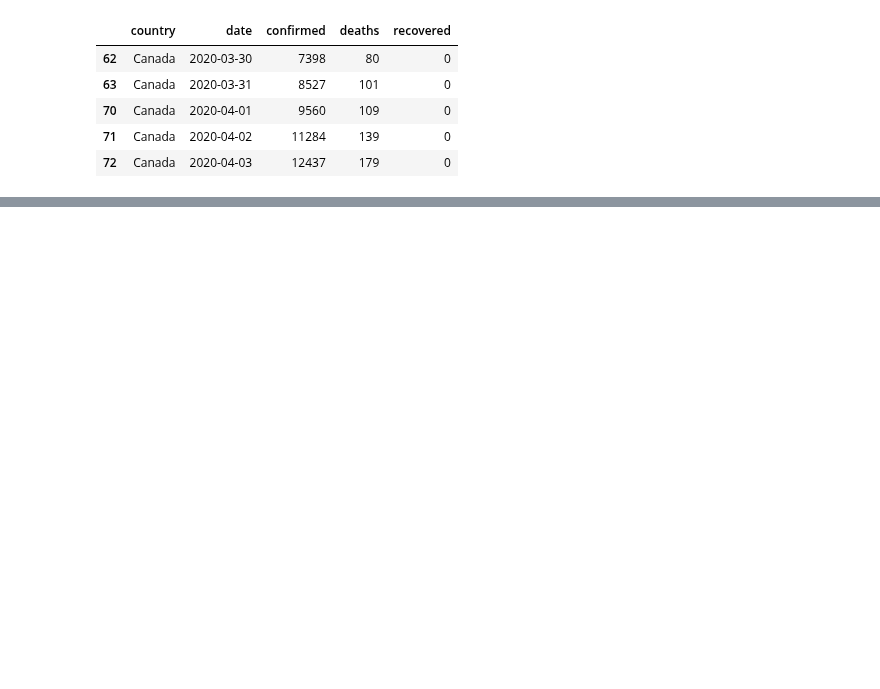
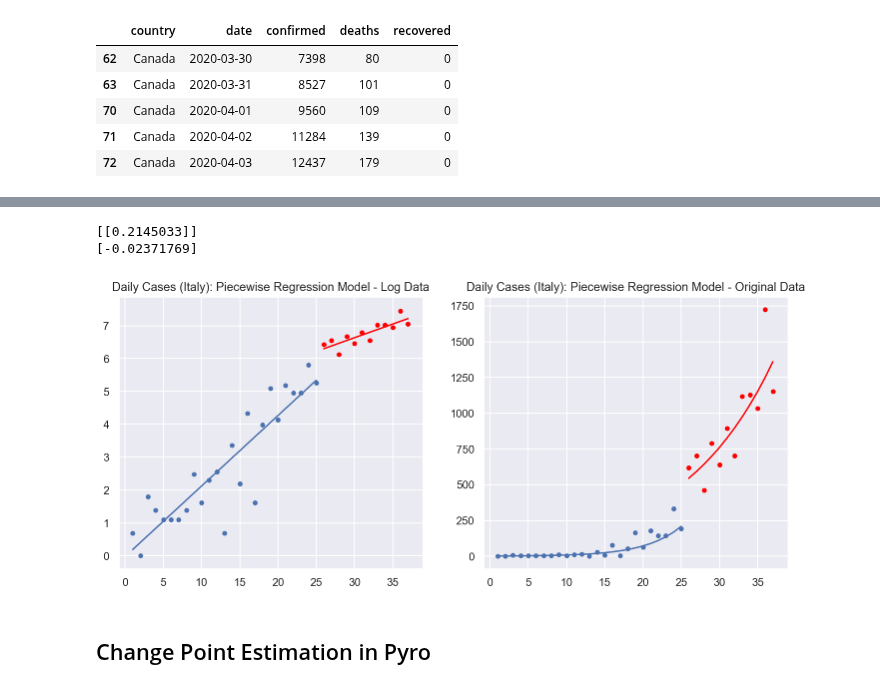
Before and after one commit to jramkiss/jramkiss.github.io, a Jupyter notebook: _posts/notebooks/covid19-changes.ipynb, the cells around one changed output, grey strips where cells are left out. Cells and saved outputs as stored; diff of their text form; code cells hidden in the pictures; blank space fills up the shorter version.

```diff
--- a/_posts/notebooks/covid19-changes.ipynb
+++ b/_posts/notebooks/covid19-changes.ipynb
@@ -153,0 +183,56 @@ sns.lineplot(x="date",
+# %%
+# regression data for canada
+cad_reg = cad.copy().drop(["country", "deaths", "recovered", "moving_avg"], axis = 1)
+
+cad_reg = cad_reg[cad_reg.date >= "2020-02-27"].reset_index()
+
+# we have no days with 0 confirmed cases after feb 27th
+# t in the model above
+cad_reg["days_since_start"] = np.arange(cad_reg.shape[0]) + 1
+# %%
+# variable for data to easily swap it out:
+
+reg_data = cad_reg.copy()
+# %%
+### POC for piecewise regression
+
+_date = 26
+# piece 1
+df = reg_data[reg_data.days_since_start < _date]
+x = np.array(df["days_since_start"]).reshape(-1, 1) # predictor is the day number, t
+y = np.log(np.array(df["daily_confirmed"]).reshape(-1, 1)) # response is the number of confirmed cases
+
+reg = LinearRegression()
+_ = reg.fit(x, y)
+print(reg.coef_)
+print(reg.intercept_)
+
+# piece 2
+df2 = reg_data[reg_data.days_since_start >= _date]
+x2 = np.array(df2["days_since_start"]).reshape(-1, 1) # predictor is the day number, t
+y2 = np.log(np.array(df2["daily_confirmed"]).reshape(-1, 1)) # response is the number of confirmed cases
+
+reg2 = LinearRegression()
+_ = reg2.fit(x2, y2)
+
+# plot data:
+fig, ax = plt.subplots(nrows=1, ncols=2, figsize=(12, 5))
+
+# log regression model
+ax[0].scatter(x, y, s = 15);
+ax[0].scatter(x2, y2, s = 15, color = "red");
+ax[0].plot(x, x*reg.coef_[0][0] + reg.intercept_)
+ax[0].plot(x2, x2*reg2.coef_[0][0] + reg2.intercept_, color = "red")
+ax[0].set(title = "Daily Cases (Italy): Piecewise Regression Model - Log Data")
+
+ax[1].scatter(x, np.exp(y), s = 15)
+ax[1].scatter(x2, np.exp(y2), s = 15, color = "red")
+ax[1].plot(x, np.exp(x*reg.coef_[0][0] + reg.intercept_))
+ax[1].plot(x2, np.exp(x2*reg2.coef_[0][0] + reg2.intercept_), color = "red");
+ax[1].set(title = "Daily Cases (Italy): Piecewise Regression Model - Original Data");
+# %% [output]
+[[0.2145033]]
+[-0.02371769]
+[figure, added]
+# %% [markdown]
+## Change Point Estimation in Pyro
```
Also changed, not shown: parts of 27 cells of this notebook, 1 other file.
